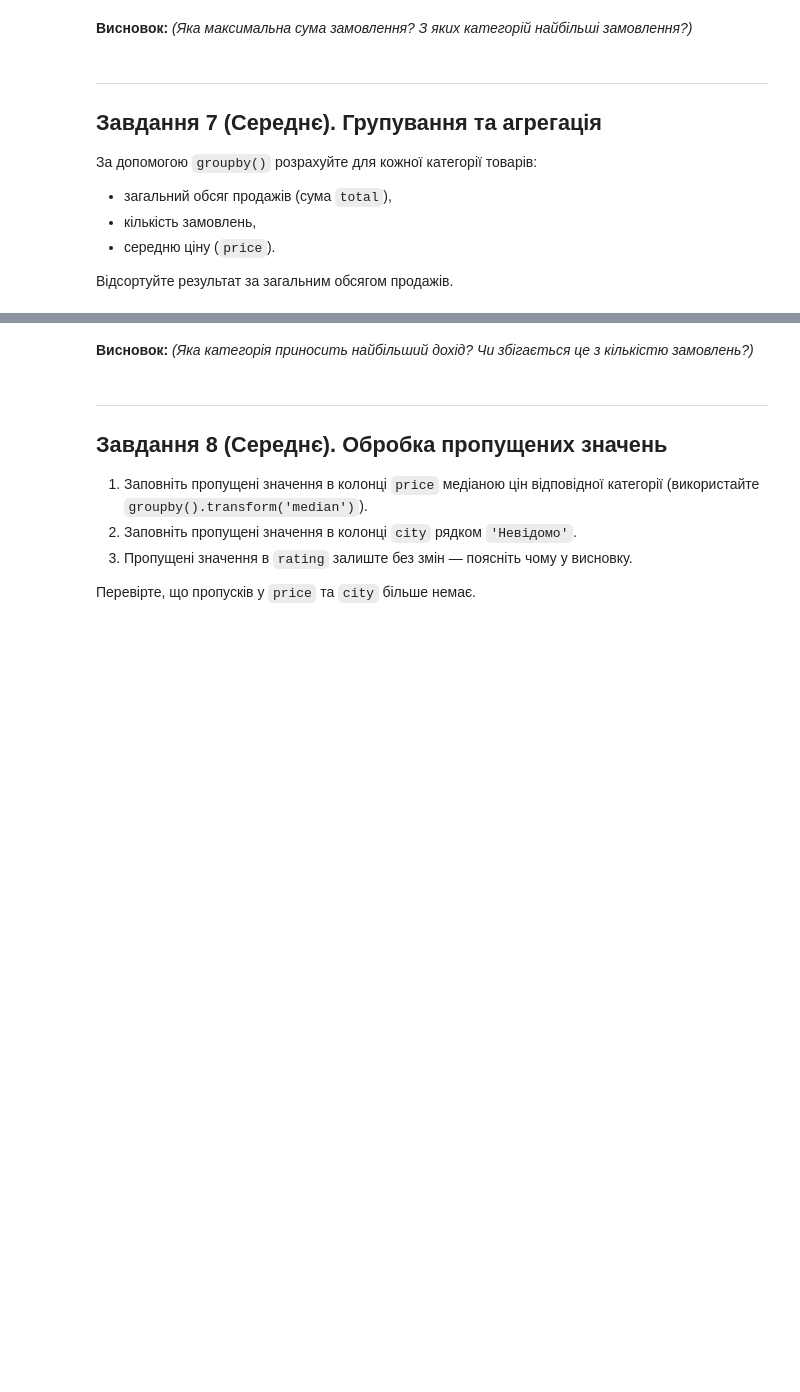
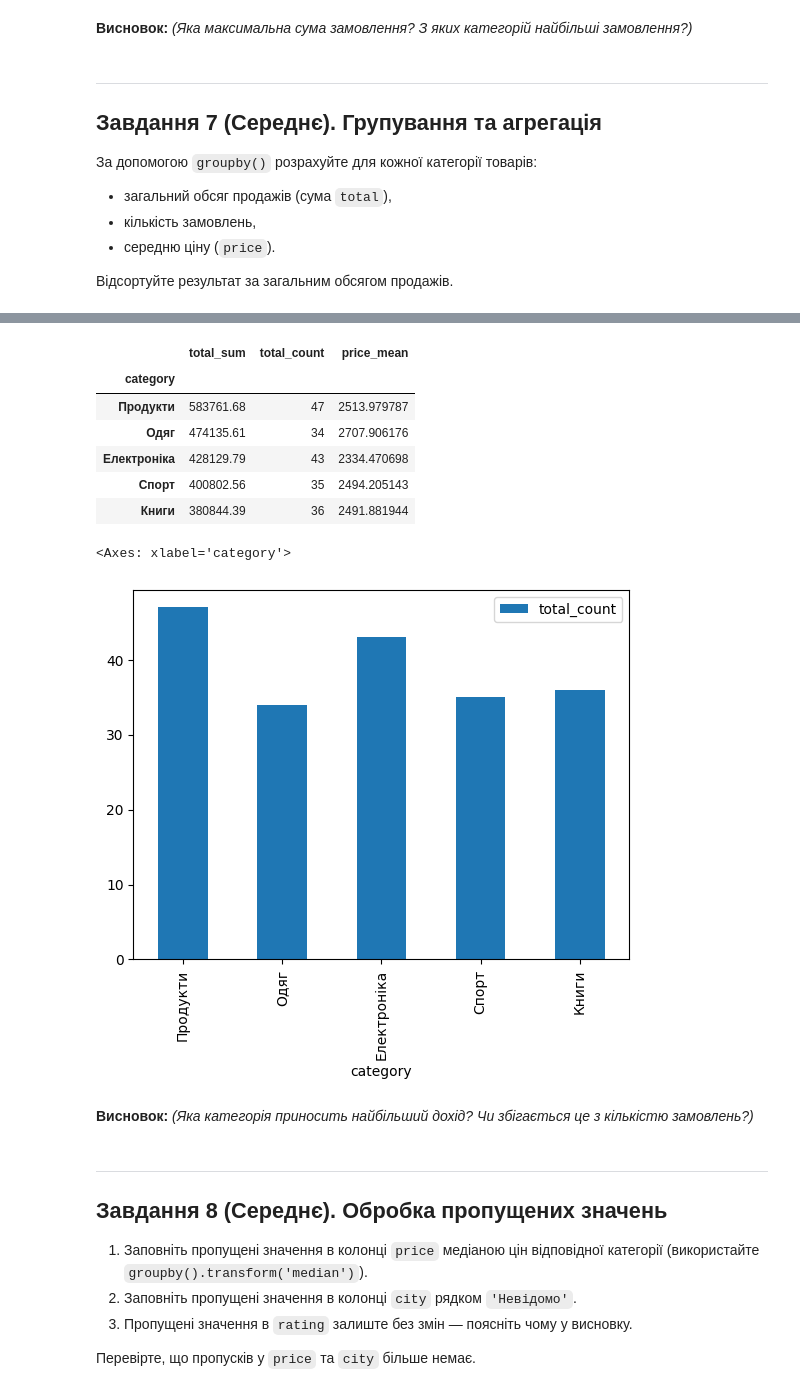
Before and after one commit to ParusSlava/DTA_2026, a Jupyter notebook: classmade/28_05_26_pandas_tasks_beginners_DTA.ipynb, the cells around one changed output, grey strips where cells are left out. Cells and saved outputs as stored; diff of their text form; code cells hidden in the pictures; blank space fills up the shorter version.

```diff
--- a/classmade/28_05_26_pandas_tasks_beginners_DTA.ipynb
+++ b/classmade/28_05_26_pandas_tasks_beginners_DTA.ipynb
@@ -282,3 +285,23 @@ dtype: float64
+# %%
+df_grouped = df.groupby('category').agg(
+    total_sum=('total', 'sum'),
+    total_count=('total', 'count'),
+    price_mean=('price', 'mean')
+).sort_values('total_sum', ascending=False)
+
+display(df_grouped)
+
+df_grouped.plot(kind='bar', y='total_count')
+# %% [output]
+|  | total_sum | total_count | price_mean |
+| category |  |  |  |
+| Продукти | 583761.68 | 47 | 2513.979787 |
+| Одяг | 474135.61 | 34 | 2707.906176 |
+| Електроніка | 428129.79 | 43 | 2334.470698 |
+| Спорт | 400802.56 | 35 | 2494.205143 |
+| Книги | 380844.39 | 36 | 2491.881944 |
+<Axes: xlabel='category'>
+[figure, added]
 # %% [markdown]
 **Висновок:** *(Яка категорія приносить найбільший дохід? Чи збігається це з кількістю замовлень?)*
 # %% [markdown]
```
Also changed, not shown: parts of 7 cells of this notebook.
